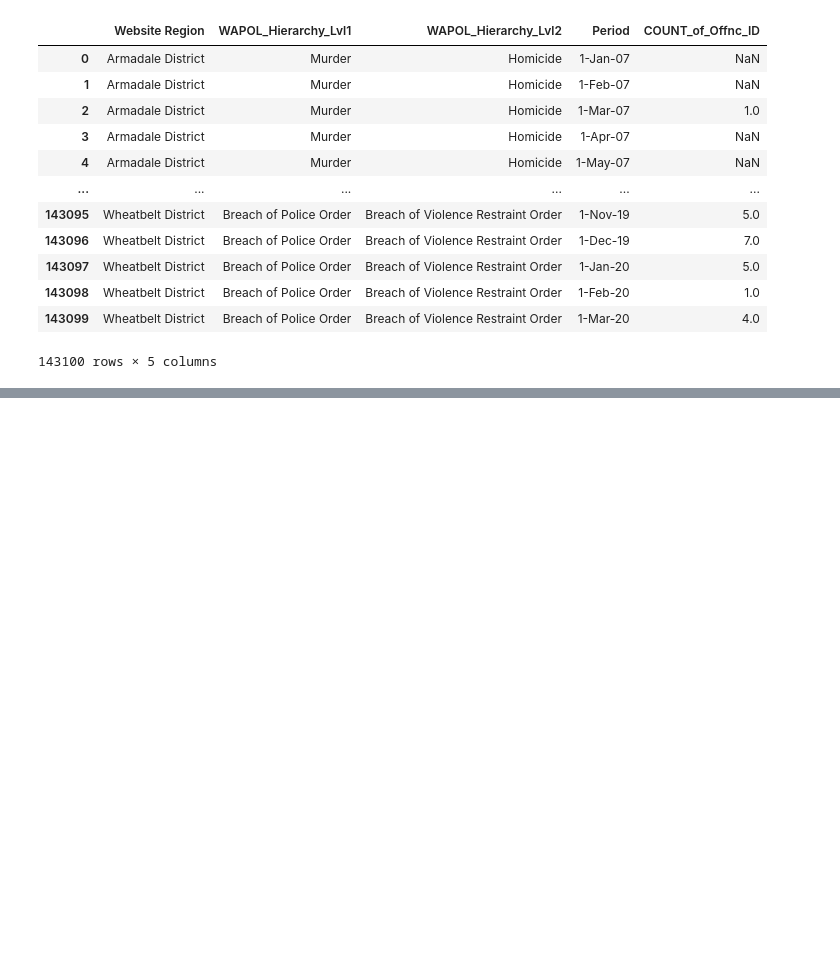
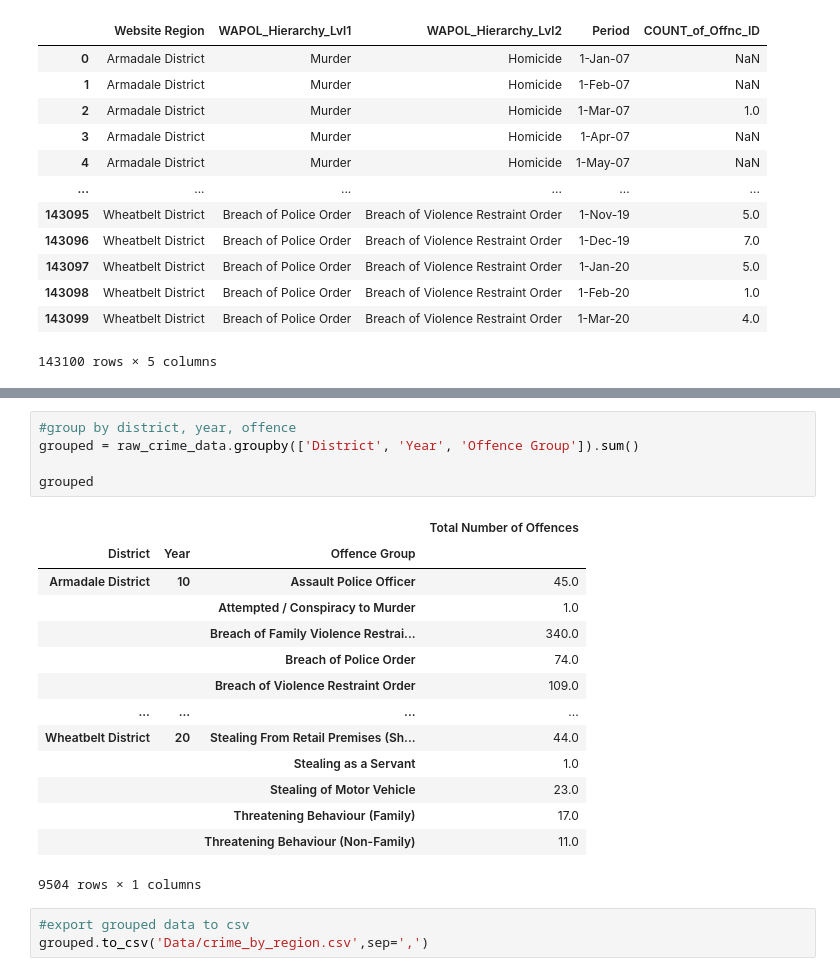
Before and after one commit to natalieddavies/BootcampProject1, a Jupyter notebook: wacrime.ipynb, the cells around one changed output, grey strips where cells are left out. Drawn from its saved outputs; the diff is of its cells as text; blank space fills up the shorter version.

```diff
--- a/wacrime.ipynb
+++ b/wacrime.ipynb
@@ -54,0 +139,23 @@ raw_crime_data
+# %%
+#group by district, year, offence
+grouped = raw_crime_data.groupby(['District', 'Year', 'Offence Group']).sum()
+
+grouped
+# %% [output]
+|  |  |  | Total Number of Offences |
+| District | Year | Offence Group |  |
+| Armadale District | 10 | Assault Police Officer | 45.0 |
+|  |  | Attempted / Conspiracy to Murder | 1.0 |
+|  |  | Breach of Family Violence Restrai... | 340.0 |
+|  |  | Breach of Police Order | 74.0 |
+|  |  | Breach of Violence Restraint Order | 109.0 |
+| ... | ... | ... | ... |
+| Wheatbelt District | 20 | Stealing From Retail Premises (Sh... | 44.0 |
+|  |  | Stealing as a Servant | 1.0 |
+|  |  | Stealing of Motor Vehicle | 23.0 |
+|  |  | Threatening Behaviour (Family) | 17.0 |
+|  |  | Threatening Behaviour (Non-Family) | 11.0 |
+9504 rows × 1 columns
+# %%
+#export grouped data to csv
+grouped.to_csv('Data/crime_by_region.csv',sep=',')
```
Also changed, not shown: parts of 9 cells of this notebook.
